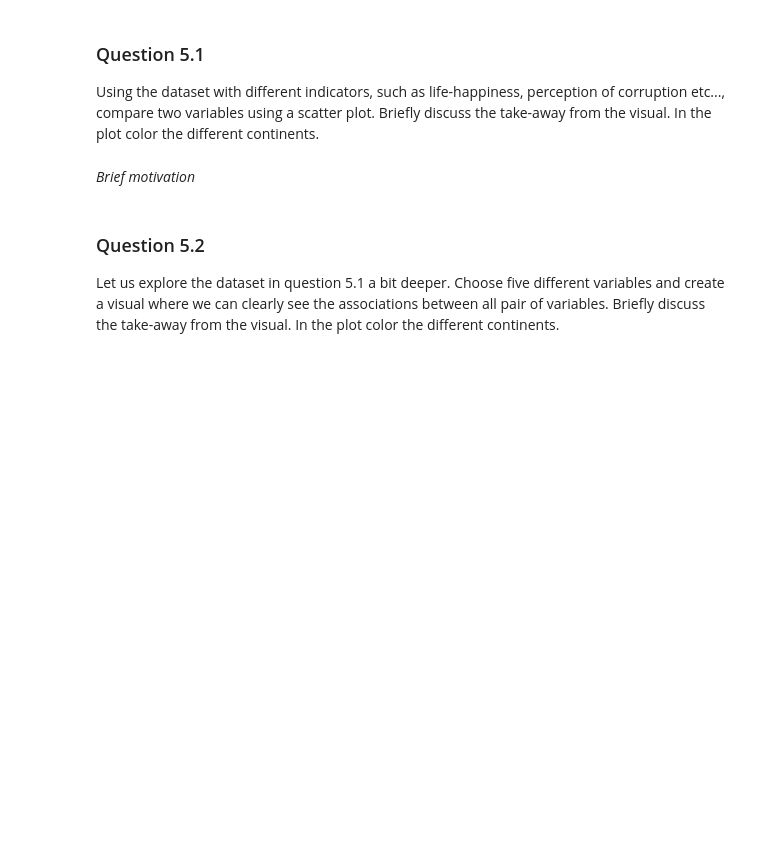
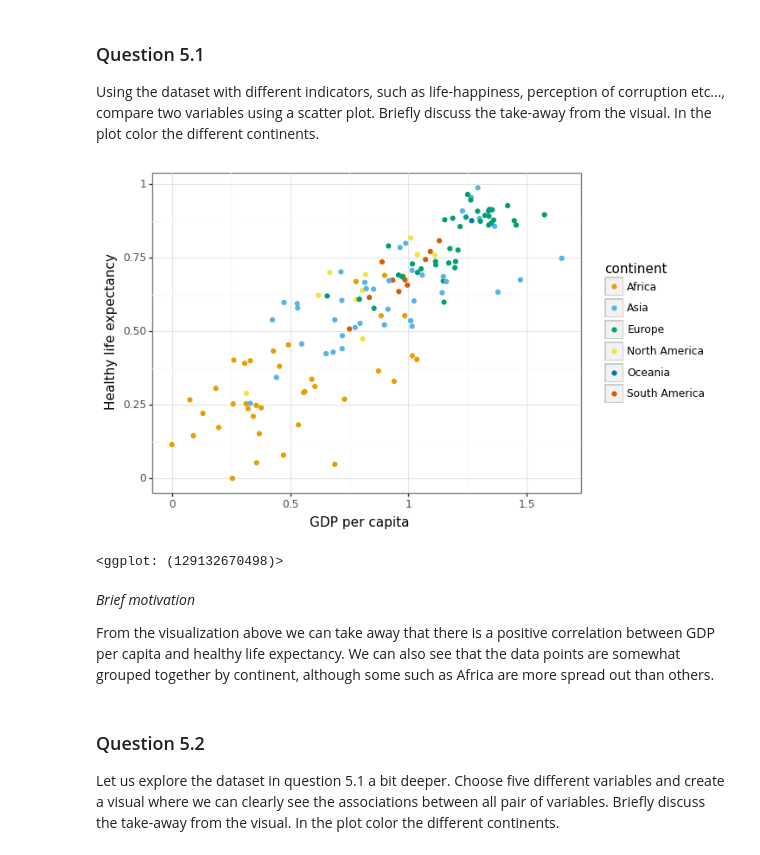
Before and after one commit to AxelEiman/SciVis, a Jupyter notebook: HW2/Homework2.ipynb, the cells around one changed output. Drawn from its saved outputs; the diff is of its cells as text; code cells hidden in the pictures; blank space fills up the shorter version.

```diff
--- a/HW2/Homework2.ipynb
+++ b/HW2/Homework2.ipynb
@@ -450,5 +492,23 @@ Using the dataset with different indicators, such as life-happiness, perception
-# %% [markdown]
-*Brief motivation*
+# %%
+# Insert code here
+# Remember to print the visual
+
+world = pd.read_csv('World_2018-1.csv')
+
+p = (ggplot(world, aes(x='GDP_per_capita', y='Healthy_life_expectancy', color='continent'))
++ geom_point()
++ scale_color_manual(values=cbPalette)
++ theme_bw()
++ labs(x='GDP per capita', y='Healthy life expectancy')
+)
+p
+# %% [output]
+[figure, added]
+<ggplot: (129132670498)>
+# %% [markdown]
+*Brief motivation*
+
+From the visualization above we can take away that there is a positive correlation between GDP per capita and healthy life expectancy. We can also see that the data points are somewhat grouped together by continent, although some such as Africa are more spread out than others.
 # %% [markdown]
 ### Question 5.2
 
```
Also changed, not shown: parts of 8 cells of this notebook.
